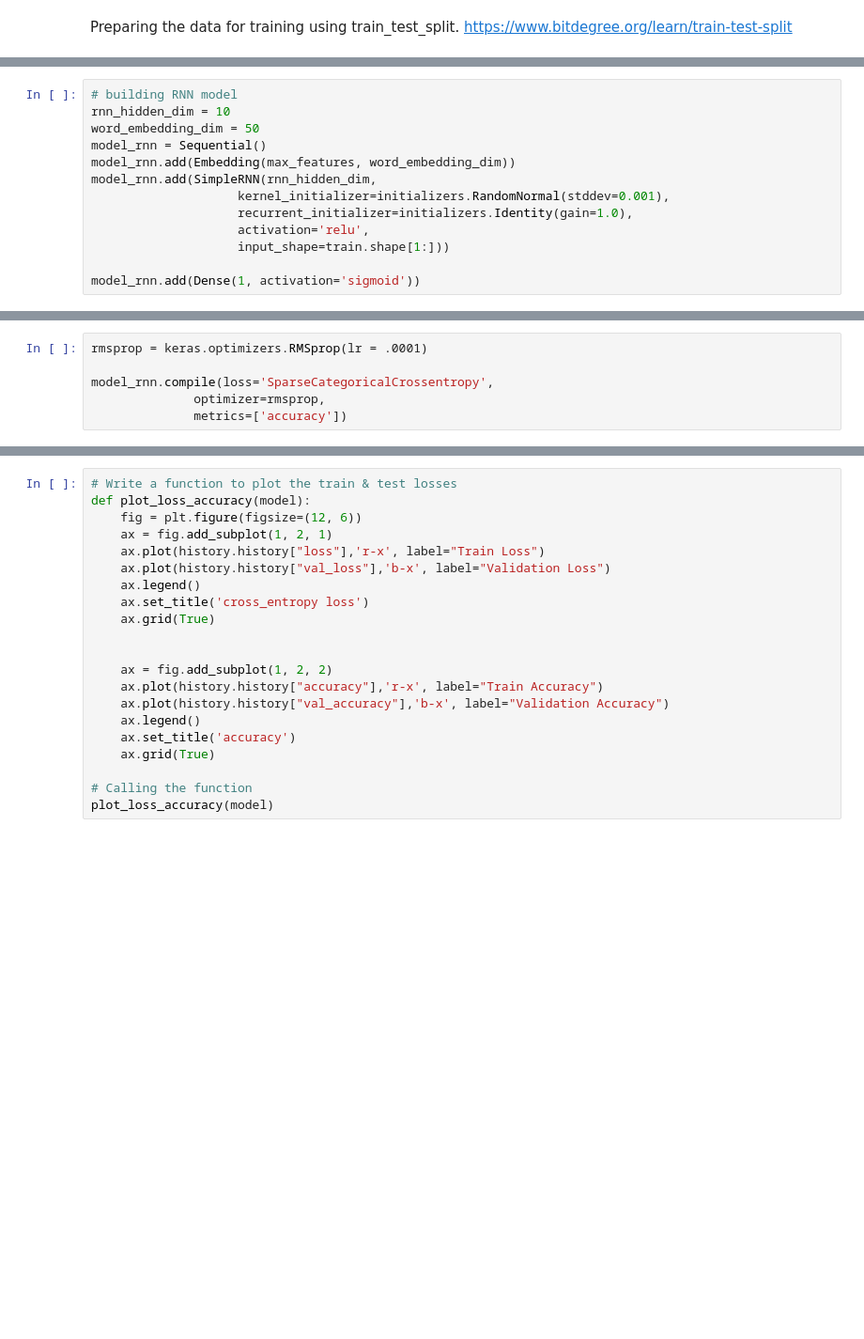
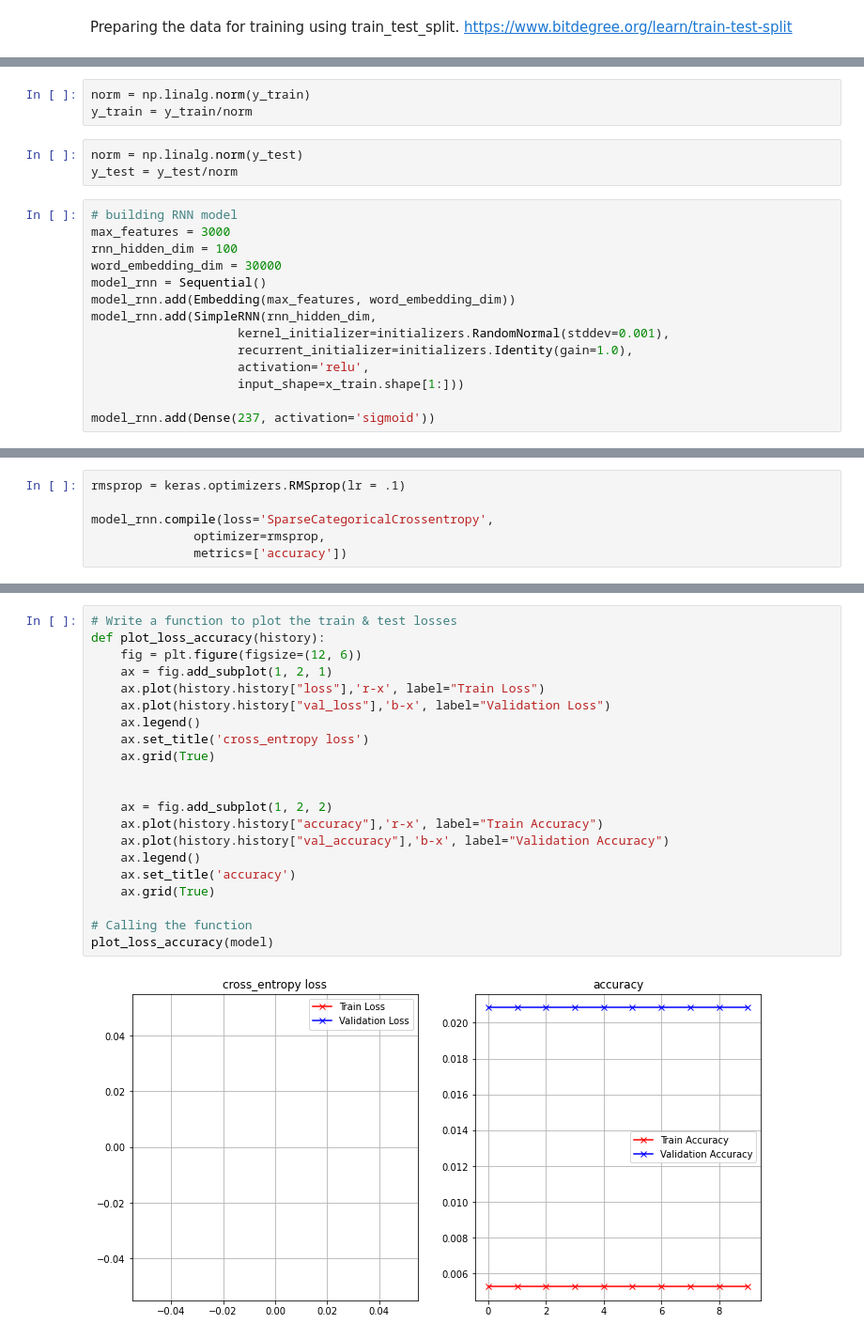
Before and after one commit to codingfatale/icecream-recommendation-system, a Jupyter notebook: icecream_simple_RNN.ipynb, the cells around one changed output, grey strips where cells are left out. Shown at 94% size. Cells and saved outputs as stored; diff of their text form; blank space fills up the shorter version.

```diff
--- a/icecream_simple_RNN.ipynb
+++ b/icecream_simple_RNN.ipynb
@@ -199,16 +184,23 @@ batch_size = 32
+# %%
+norm = np.linalg.norm(y_train)
+y_train = y_train/norm
+# %%
+norm = np.linalg.norm(y_test)
+y_test = y_test/norm
 # %%
 # building RNN model
-rnn_hidden_dim = 10
-word_embedding_dim = 50
+max_features = 3000
+rnn_hidden_dim = 100
+word_embedding_dim = 30000
 model_rnn = Sequential()
 model_rnn.add(Embedding(max_features, word_embedding_dim))
 model_rnn.add(SimpleRNN(rnn_hidden_dim,
                     kernel_initializer=initializers.RandomNormal(stddev=0.001),
                     recurrent_initializer=initializers.Identity(gain=1.0),
                     activation='relu',
-                    input_shape=train.shape[1:]))
+                    input_shape=x_train.shape[1:]))
 
-model_rnn.add(Dense(1, activation='sigmoid'))
+model_rnn.add(Dense(237, activation='sigmoid'))
 # %%
 model_rnn.summary()
 # %% [output]
@@ -227,7 +219,7 @@ Trainable params: 1,500,621
 Non-trainable params: 0
 _________________________________________________________________
 # %%
-rmsprop = keras.optimizers.RMSprop(lr = .0001)
+rmsprop = keras.optimizers.RMSprop(lr = .1)
 
 model_rnn.compile(loss='SparseCategoricalCrossentropy',
               optimizer=rmsprop,
@@ -245,21 +266,23 @@ print('Test accuracy:', acc)
 # %%
 # Write a function to plot the train & test losses
-def plot_loss_accuracy(model):
+def plot_loss_accuracy(history):
     fig = plt.figure(figsize=(12, 6))
     ax = fig.add_subplot(1, 2, 1)
     ax.plot(history.history["loss"],'r-x', label="Train Loss")
     ax.plot(history.history["val_loss"],'b-x', label="Validation Loss")
     ax.legend()
     ax.set_title('cross_entropy loss')
     ax.grid(True)
 
 
     ax = fig.add_subplot(1, 2, 2)
     ax.plot(history.history["accuracy"],'r-x', label="Train Accuracy")
     ax.plot(history.history["val_accuracy"],'b-x', label="Validation Accuracy")
     ax.legend()
     ax.set_title('accuracy')
     ax.grid(True)
 
 # Calling the function
 plot_loss_accuracy(model)
+# %% [output]
+[figure, added]
```
Also changed, not shown: parts of 19 cells of this notebook.
